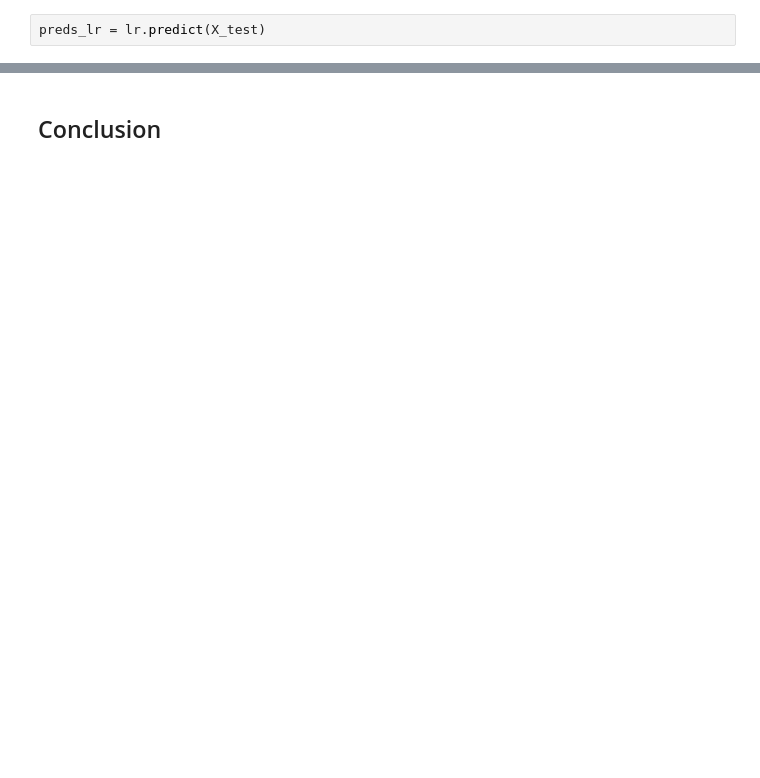
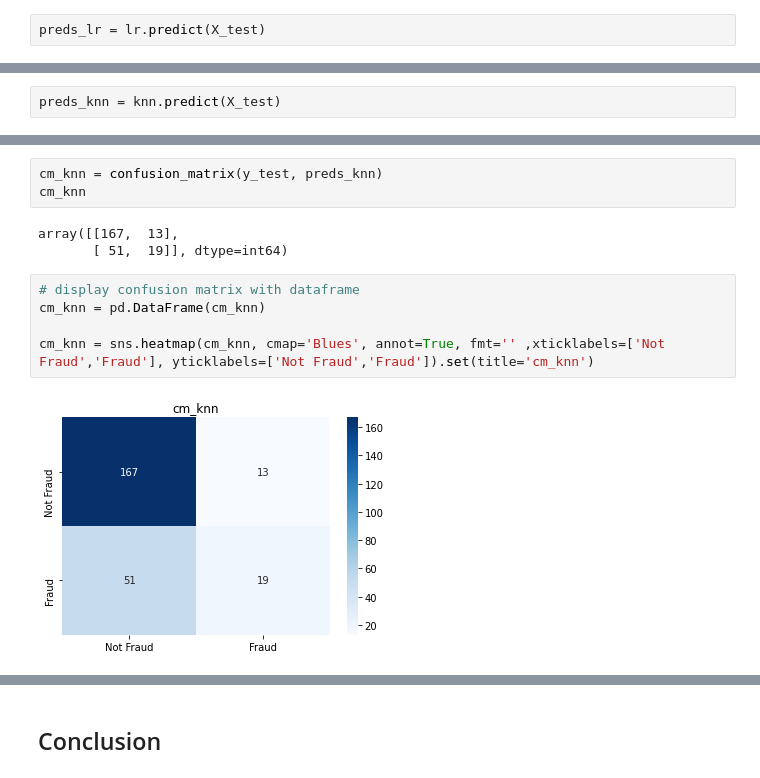
Before and after one commit to raissulaiman/Proyek4_Insurance-Fraud-Detetction, a Jupyter notebook: Insurance_Fraud_Detection.ipynb, the cells around one changed output, grey strips where cells are left out. Saved outputs shown, nothing was run; the diff lists cells and outputs as text; blank space fills up the shorter version.

```diff
--- a/Insurance_Fraud_Detection.ipynb
+++ b/Insurance_Fraud_Detection.ipynb
@@ -341,0 +363,2 @@ sns.heatmap(cm_lr, cmap='Blues', annot=True, fmt='' ,xticklabels=['Not Fraud','F
+# %%
+preds_knn = knn.predict(X_test)
@@ -341,0 +381,13 @@ sns.heatmap(cm_lr, cmap='Blues', annot=True, fmt='' ,xticklabels=['Not Fraud','F
+# %%
+cm_knn = confusion_matrix(y_test, preds_knn)
+cm_knn
+# %% [output]
+array([[167,  13],
+       [ 51,  19]], dtype=int64)
+# %%
+# display confusion matrix with dataframe
+cm_knn = pd.DataFrame(cm_knn)
+
+cm_knn = sns.heatmap(cm_knn, cmap='Blues', annot=True, fmt='' ,xticklabels=['Not Fraud','Fraud'], yticklabels=['Not Fraud','Fraud']).set(title='cm_knn')
+# %% [output]
+[figure, added]
```
Also changed, not shown: parts of 30 cells of this notebook.
